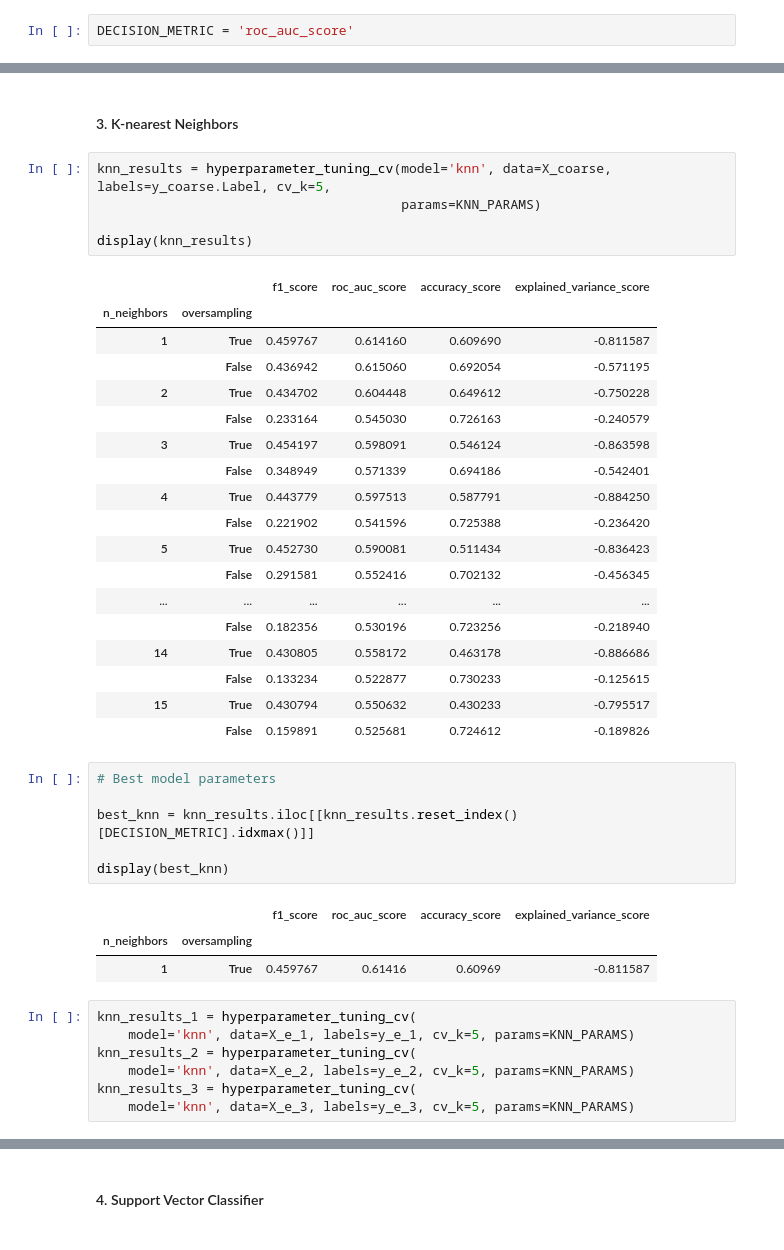
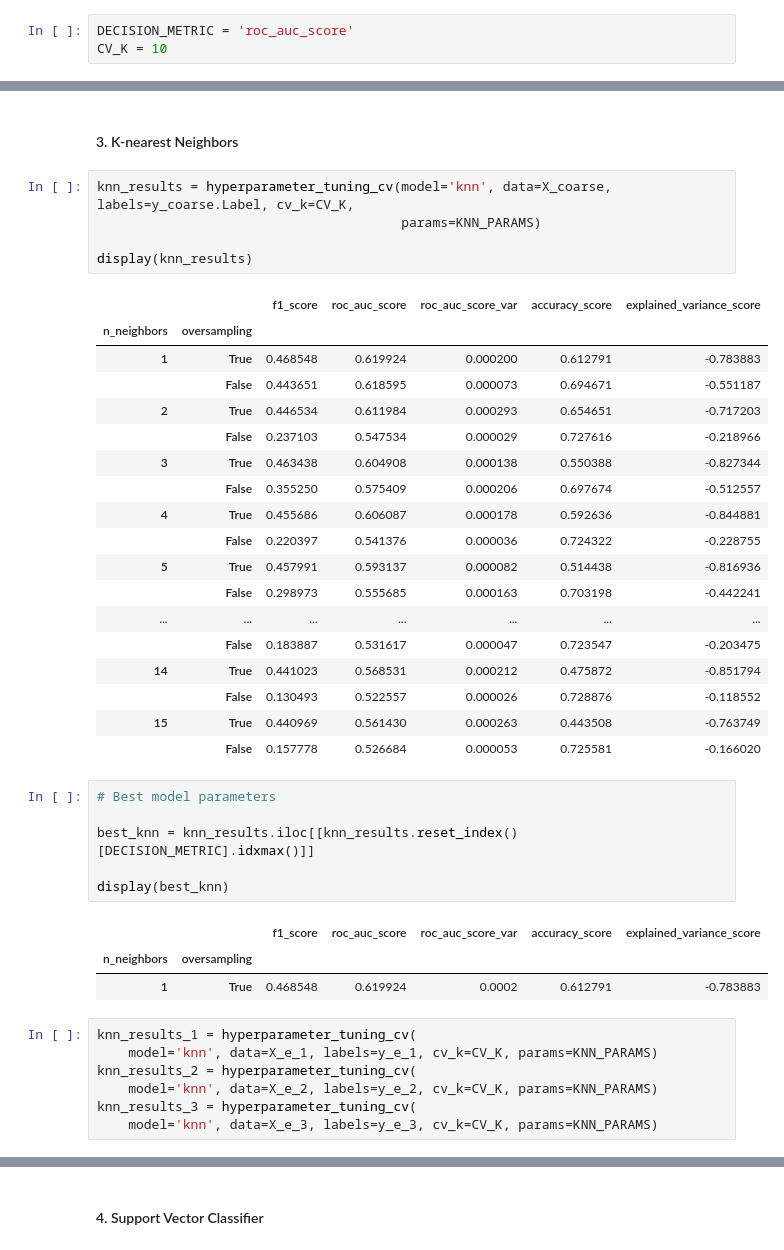
Before and after one commit to CS-433/cs-433-project-2-cough_classifier, a Jupyter notebook: src/notebooks/grid_search_classical/grid_search_coarse_metadata.ipynb, the cells around one changed output, grey strips where cells are left out. Cells and saved outputs as stored; diff of their text form.

```diff
--- a/src/notebooks/grid_search_classical/grid_search_coarse_metadata.ipynb
+++ b/src/notebooks/grid_search_classical/grid_search_coarse_metadata.ipynb
@@ -59,6 +62,7 @@ X_e_1, y_e_1, X_e_2, y_e_2, X_e_3, y_e_3 = split_experts(X_e, y_e)
 ### Grid search
 # %%
 DECISION_METRIC = 'roc_auc_score'
+CV_K = 10
 # %% [markdown]
 #### 1. Logistic regression
 # %%
@@ -164,29 +168,29 @@ display(best_lda_1, best_lda_2, best_lda_3)
 # %% [markdown]
 #### 3. K-nearest Neighbors
 # %%
-knn_results = hyperparameter_tuning_cv(model='knn', data=X_coarse, labels=y_coarse.Label, cv_k=5,
+knn_results = hyperparameter_tuning_cv(model='knn', data=X_coarse, labels=y_coarse.Label, cv_k=CV_K,
                                        params=KNN_PARAMS)
 
 display(knn_results)
 # %% [output]
-|  |  | f1_score | roc_auc_score | accuracy_score | explained_variance_score |
-| n_neighbors | oversampling |  |  |  |  |
-| 1 | True | 0.459767 | 0.614160 | 0.609690 | -0.811587 |
-|  | False | 0.436942 | 0.615060 | 0.692054 | -0.571195 |
-| 2 | True | 0.434702 | 0.604448 | 0.649612 | -0.750228 |
-|  | False | 0.233164 | 0.545030 | 0.726163 | -0.240579 |
-| 3 | True | 0.454197 | 0.598091 | 0.546124 | -0.863598 |
-|  | False | 0.348949 | 0.571339 | 0.694186 | -0.542401 |
-| 4 | True | 0.443779 | 0.597513 | 0.587791 | -0.884250 |
-|  | False | 0.221902 | 0.541596 | 0.725388 | -0.236420 |
-| 5 | True | 0.452730 | 0.590081 | 0.511434 | -0.836423 |
-|  | False | 0.291581 | 0.552416 | 0.702132 | -0.456345 |
-| ... | ... | ... | ... | ... | ... |
-|  | False | 0.182356 | 0.530196 | 0.723256 | -0.218940 |
-| 14 | True | 0.430805 | 0.558172 | 0.463178 | -0.886686 |
-|  | False | 0.133234 | 0.522877 | 0.730233 | -0.125615 |
-| 15 | True | 0.430794 | 0.550632 | 0.430233 | -0.795517 |
-|  | False | 0.159891 | 0.525681 | 0.724612 | -0.189826 |
+|  |  | f1_score | roc_auc_score | roc_auc_score_var | accuracy_score | explained_variance_score |
+| n_neighbors | oversampling |  |  |  |  |  |
+| 1 | True | 0.468548 | 0.619924 | 0.000200 | 0.612791 | -0.783883 |
+|  | False | 0.443651 | 0.618595 | 0.000073 | 0.694671 | -0.551187 |
+| 2 | True | 0.446534 | 0.611984 | 0.000293 | 0.654651 | -0.717203 |
+|  | False | 0.237103 | 0.547534 | 0.000029 | 0.727616 | -0.218966 |
+| 3 | True | 0.463438 | 0.604908 | 0.000138 | 0.550388 | -0.827344 |
+|  | False | 0.355250 | 0.575409 | 0.000206 | 0.697674 | -0.512557 |
+| 4 | True | 0.455686 | 0.606087 | 0.000178 | 0.592636 | -0.844881 |
+|  | False | 0.220397 | 0.541376 | 0.000036 | 0.724322 | -0.228755 |
+| 5 | True | 0.457991 | 0.593137 | 0.000082 | 0.514438 | -0.816936 |
+|  | False | 0.298973 | 0.555685 | 0.000163 | 0.703198 | -0.442241 |
+| ... | ... | ... | ... | ... | ... | ... |
+|  | False | 0.183887 | 0.531617 | 0.000047 | 0.723547 | -0.203475 |
+| 14 | True | 0.441023 | 0.568531 | 0.000212 | 0.475872 | -0.851794 |
+|  | False | 0.130493 | 0.522557 | 0.000026 | 0.728876 | -0.118552 |
+| 15 | True | 0.440969 | 0.561430 | 0.000263 | 0.443508 | -0.763749 |
+|  | False | 0.157778 | 0.526684 | 0.000053 | 0.725581 | -0.166020 |
 # %%
 # Best model parameters
 
@@ -194,16 +198,16 @@ best_knn = knn_results.iloc[[knn_results.reset_index()[DECISION_METRIC].idxmax()
 
 display(best_knn)
 # %% [output]
-|  |  | f1_score | roc_auc_score | accuracy_score | explained_variance_score |
-| n_neighbors | oversampling |  |  |  |  |
-| 1 | True | 0.459767 | 0.61416 | 0.60969 | -0.811587 |
+|  |  | f1_score | roc_auc_score | roc_auc_score_var | accuracy_score | explained_variance_score |
+| n_neighbors | oversampling |  |  |  |  |  |
+| 1 | True | 0.468548 | 0.619924 | 0.0002 | 0.612791 | -0.783883 |
 # %%
 knn_results_1 = hyperparameter_tuning_cv(
-    model='knn', data=X_e_1, labels=y_e_1, cv_k=5, params=KNN_PARAMS)
+    model='knn', data=X_e_1, labels=y_e_1, cv_k=CV_K, params=KNN_PARAMS)
 knn_results_2 = hyperparameter_tuning_cv(
-    model='knn', data=X_e_2, labels=y_e_2, cv_k=5, params=KNN_PARAMS)
+    model='knn', data=X_e_2, labels=y_e_2, cv_k=CV_K, params=KNN_PARAMS)
 knn_results_3 = hyperparameter_tuning_cv(
-    model='knn', data=X_e_3, labels=y_e_3, cv_k=5, params=KNN_PARAMS)
+    model='knn', data=X_e_3, labels=y_e_3, cv_k=CV_K, params=KNN_PARAMS)
 # %%
 display(knn_results_1, knn_results_2, knn_results_3)
 # %% [output]
```
Also changed, not shown: parts of 37 cells of this notebook, 30 other files.
